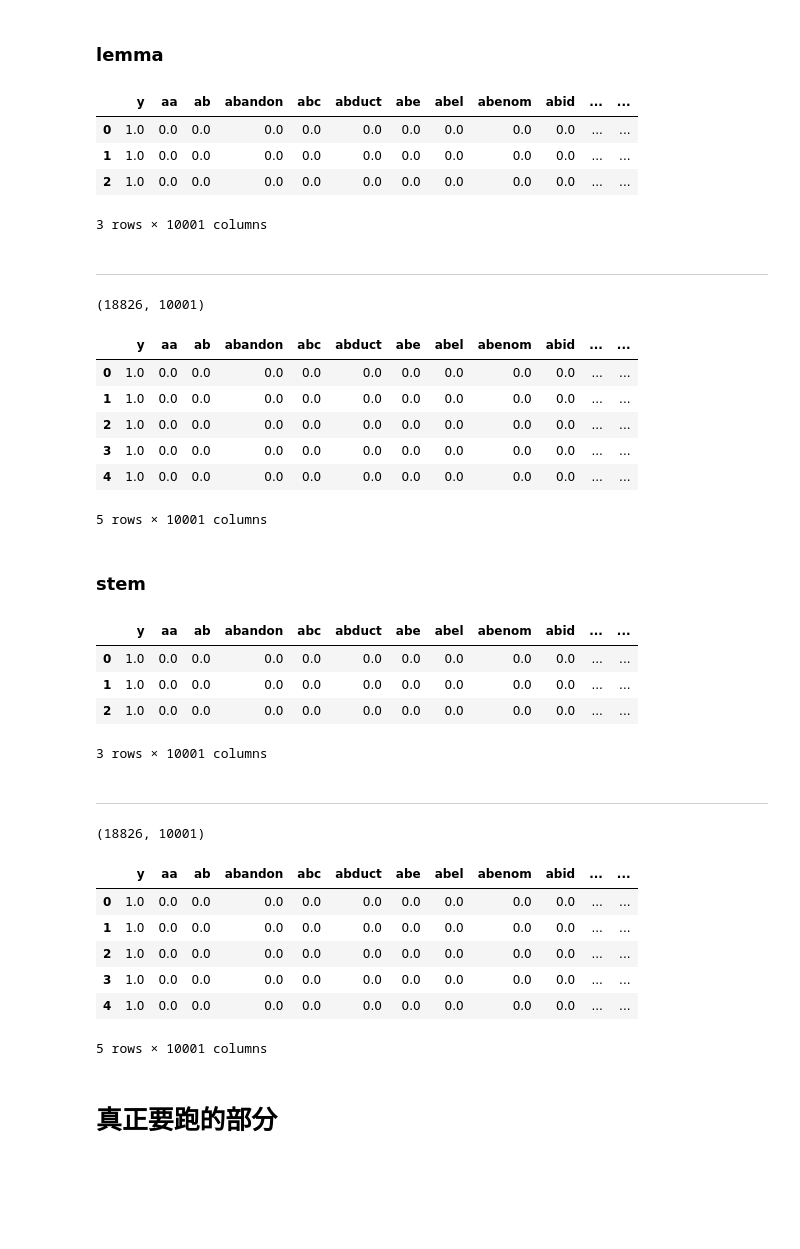
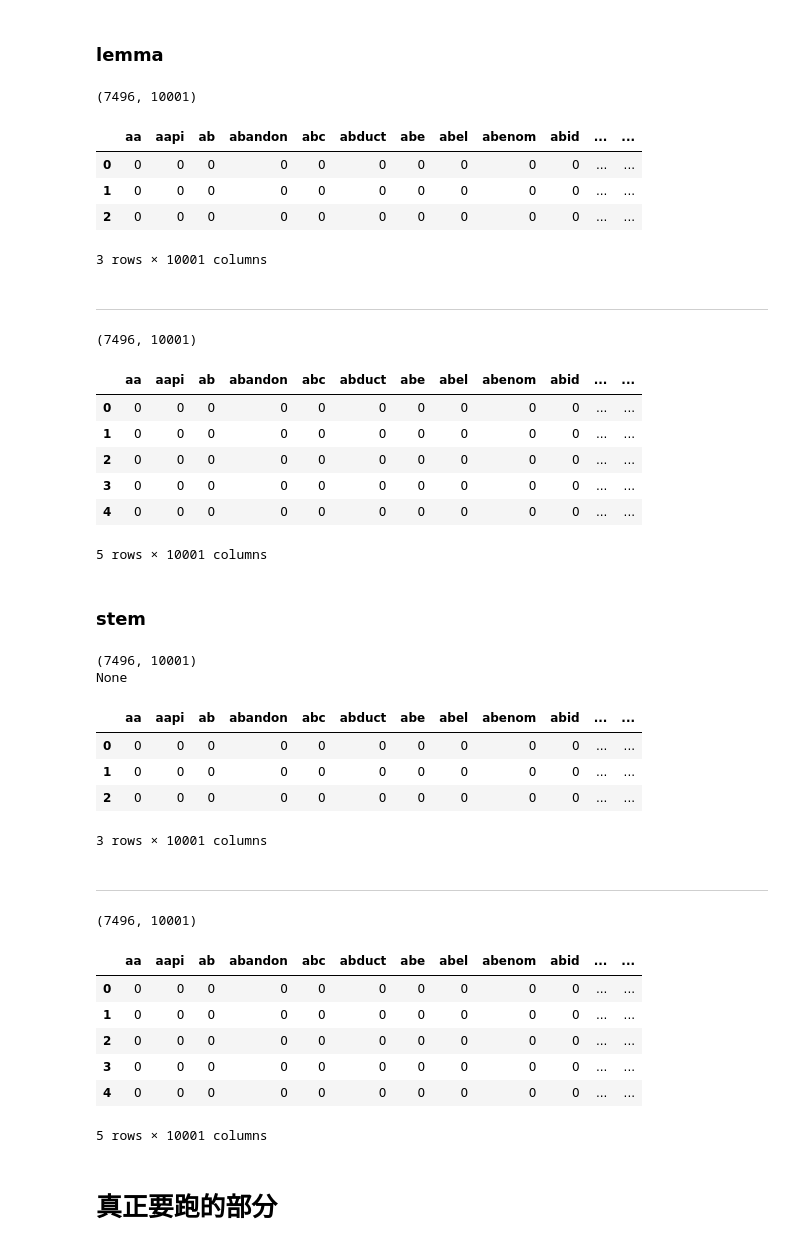
Before and after one commit to y4c6/master_thesis, a Jupyter notebook: EJMR_final.ipynb, the cells around one changed output. Cells and saved outputs as stored; diff of their text form; code cells hidden in the pictures; blank space fills up the shorter version.

```diff
--- a/EJMR_final.ipynb
+++ b/EJMR_final.ipynb
@@ -628,14 +628,16 @@ df.Target.shape = 6657
 # %% [markdown]
 ### lemma
 # %%
-data_lemma = pd.concat([df.y, pd.DataFrame(lemmatized_matrix.toarray(), columns = vectorizer.get_feature_names_out())], ignore_index=True, sort=False)
-data_lemma.rename(columns={0: 'y'}, inplace=True)
+data_lemma = pd.DataFrame(lemmatized_matrix.toarray(), columns = vectorizer.get_feature_names_out())
+data_lemma['y'] = df.y
 data_lemma = data_lemma.fillna(0)
+print(data_lemma.shape)
 data_lemma.head(3)
 # %% [output]
+(7496, 10001)
-|  | y | aa | ab | abandon | abc | abduct | abe | abel | abenom | abid | ... | ... |
-| 0 | 1.0 | 0.0 | 0.0 | 0.0 | 0.0 | 0.0 | 0.0 | 0.0 | 0.0 | 0.0 | ... | ... |
-| 1 | 1.0 | 0.0 | 0.0 | 0.0 | 0.0 | 0.0 | 0.0 | 0.0 | 0.0 | 0.0 | ... | ... |
-| 2 | 1.0 | 0.0 | 0.0 | 0.0 | 0.0 | 0.0 | 0.0 | 0.0 | 0.0 | 0.0 | ... | ... |
+|  | aa | aapi | ab | abandon | abc | abduct | abe | abel | abenom | abid | ... | ... |
+| 0 | 0 | 0 | 0 | 0 | 0 | 0 | 0 | 0 | 0 | 0 | ... | ... |
+| 1 | 0 | 0 | 0 | 0 | 0 | 0 | 0 | 0 | 0 | 0 | ... | ... |
+| 2 | 0 | 0 | 0 | 0 | 0 | 0 | 0 | 0 | 0 | 0 | ... | ... |
-3 rows × 10001 columns
+3 rows × 10001 columns
 # %%
@@ -643,29 +645,32 @@ data_lemma.to_pickle("/content/gdrive/MyDrive/Thesis_Data&Result/EJMR_data_lemma
 # %% [markdown]
 ---
 # %%
-data_lemma = pd.read_pickle("/content/gdrive/MyDrive/Thesis_Data&Result/EJMR_data_lemma_CA.pkl")
+data_lemma = pd.read_pickle("/content/gdrive/MyDrive/Thesis_Data&Result/EJMR_data_lemma_CA1.pkl")
 print(data_lemma.shape)
 data_lemma.head()
 # %% [output]
-(18826, 10001)
+(7496, 10001)
-|  | y | aa | ab | abandon | abc | abduct | abe | abel | abenom | abid | ... | ... |
-| 0 | 1.0 | 0.0 | 0.0 | 0.0 | 0.0 | 0.0 | 0.0 | 0.0 | 0.0 | 0.0 | ... | ... |
-| 1 | 1.0 | 0.0 | 0.0 | 0.0 | 0.0 | 0.0 | 0.0 | 0.0 | 0.0 | 0.0 | ... | ... |
-| 2 | 1.0 | 0.0 | 0.0 | 0.0 | 0.0 | 0.0 | 0.0 | 0.0 | 0.0 | 0.0 | ... | ... |
-| 3 | 1.0 | 0.0 | 0.0 | 0.0 | 0.0 | 0.0 | 0.0 | 0.0 | 0.0 | 0.0 | ... | ... |
-| 4 | 1.0 | 0.0 | 0.0 | 0.0 | 0.0 | 0.0 | 0.0 | 0.0 | 0.0 | 0.0 | ... | ... |
+|  | aa | aapi | ab | abandon | abc | abduct | abe | abel | abenom | abid | ... | ... |
+| 0 | 0 | 0 | 0 | 0 | 0 | 0 | 0 | 0 | 0 | 0 | ... | ... |
+| 1 | 0 | 0 | 0 | 0 | 0 | 0 | 0 | 0 | 0 | 0 | ... | ... |
+| 2 | 0 | 0 | 0 | 0 | 0 | 0 | 0 | 0 | 0 | 0 | ... | ... |
+| 3 | 0 | 0 | 0 | 0 | 0 | 0 | 0 | 0 | 0 | 0 | ... | ... |
+| 4 | 0 | 0 | 0 | 0 | 0 | 0 | 0 | 0 | 0 | 0 | ... | ... |
 5 rows × 10001 columns
 # %% [markdown]
 ### stem
 # %%
-data_stem = pd.concat([df.y, pd.DataFrame(stemmed_matrix.toarray(), columns = vectorizer.get_feature_names_out())], ignore_index=True, sort=False)
-data_stem.rename(columns={0: 'y'}, inplace=True)
+data_stem = pd.DataFrame(stemmed_matrix.toarray(), columns = vectorizer.get_feature_names_out())
+data_stem['y'] = df.y
 data_stem = data_stem.fillna(0)
+print(print(data_stem.shape))
 data_stem.head(3)
 # %% [output]
+(7496, 10001)
+None
-|  | y | aa | ab | abandon | abc | abduct | abe | abel | abenom | abid | ... | ... |
-| 0 | 1.0 | 0.0 | 0.0 | 0.0 | 0.0 | 0.0 | 0.0 | 0.0 | 0.0 | 0.0 | ... | ... |
-| 1 | 1.0 | 0.0 | 0.0 | 0.0 | 0.0 | 0.0 | 0.0 | 0.0 | 0.0 | 0.0 | ... | ... |
-| 2 | 1.0 | 0.0 | 0.0 | 0.0 | 0.0 | 0.0 | 0.0 | 0.0 | 0.0 | 0.0 | ... | ... |
+|  | aa | aapi | ab | abandon | abc | abduct | abe | abel | abenom | abid | ... | ... |
+| 0 | 0 | 0 | 0 | 0 | 0 | 0 | 0 | 0 | 0 | 0 | ... | ... |
+| 1 | 0 | 0 | 0 | 0 | 0 | 0 | 0 | 0 | 0 | 0 | ... | ... |
+| 2 | 0 | 0 | 0 | 0 | 0 | 0 | 0 | 0 | 0 | 0 | ... | ... |
-3 rows × 10001 columns
+3 rows × 10001 columns
 # %%
@@ -673,17 +678,17 @@ data_stem.to_pickle("/content/gdrive/MyDrive/Thesis_Data&Result/EJMR_data_stem_C
 # %% [markdown]
 ---
 # %%
-data_stem = pd.read_pickle("/content/gdrive/MyDrive/Thesis_Data&Result/EJMR_data_stem_CA.pkl")
+data_stem = pd.read_pickle("/content/gdrive/MyDrive/Thesis_Data&Result/EJMR_data_stem_CA1.pkl")
 print(data_stem.shape)
 data_stem.head()
 # %% [output]
-(18826, 10001)
+(7496, 10001)
-|  | y | aa | ab | abandon | abc | abduct | abe | abel | abenom | abid | ... | ... |
-| 0 | 1.0 | 0.0 | 0.0 | 0.0 | 0.0 | 0.0 | 0.0 | 0.0 | 0.0 | 0.0 | ... | ... |
-| 1 | 1.0 | 0.0 | 0.0 | 0.0 | 0.0 | 0.0 | 0.0 | 0.0 | 0.0 | 0.0 | ... | ... |
-| 2 | 1.0 | 0.0 | 0.0 | 0.0 | 0.0 | 0.0 | 0.0 | 0.0 | 0.0 | 0.0 | ... | ... |
-| 3 | 1.0 | 0.0 | 0.0 | 0.0 | 0.0 | 0.0 | 0.0 | 0.0 | 0.0 | 0.0 | ... | ... |
-| 4 | 1.0 | 0.0 | 0.0 | 0.0 | 0.0 | 0.0 | 0.0 | 0.0 | 0.0 | 0.0 | ... | ... |
+|  | aa | aapi | ab | abandon | abc | abduct | abe | abel | abenom | abid | ... | ... |
+| 0 | 0 | 0 | 0 | 0 | 0 | 0 | 0 | 0 | 0 | 0 | ... | ... |
+| 1 | 0 | 0 | 0 | 0 | 0 | 0 | 0 | 0 | 0 | 0 | ... | ... |
+| 2 | 0 | 0 | 0 | 0 | 0 | 0 | 0 | 0 | 0 | 0 | ... | ... |
+| 3 | 0 | 0 | 0 | 0 | 0 | 0 | 0 | 0 | 0 | 0 | ... | ... |
+| 4 | 0 | 0 | 0 | 0 | 0 | 0 | 0 | 0 | 0 | 0 | ... | ... |
 5 rows × 10001 columns
 # %% [markdown]
 # 真正要跑的部分
```
Also changed, not shown: parts of 12 cells of this notebook.
